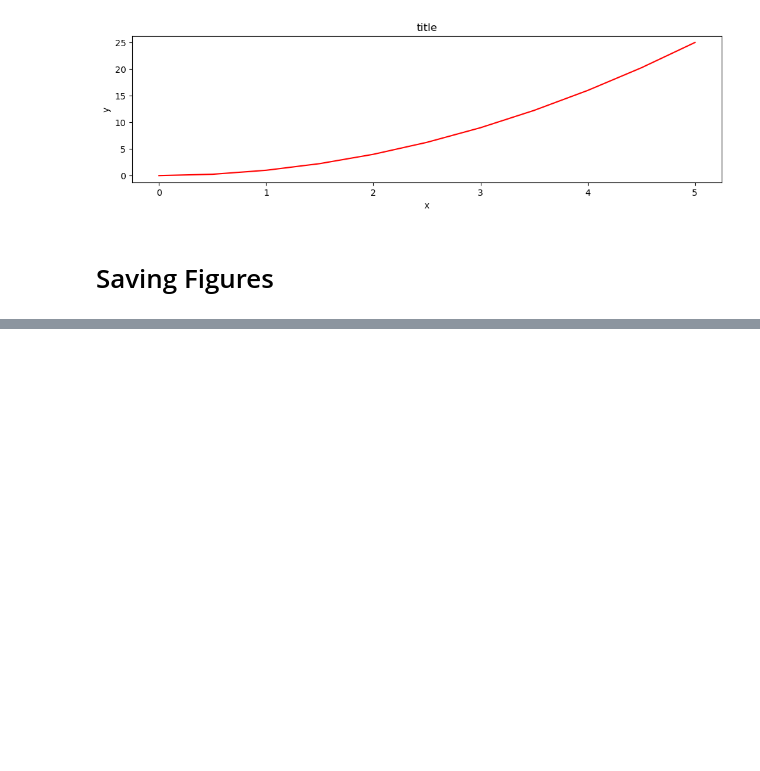
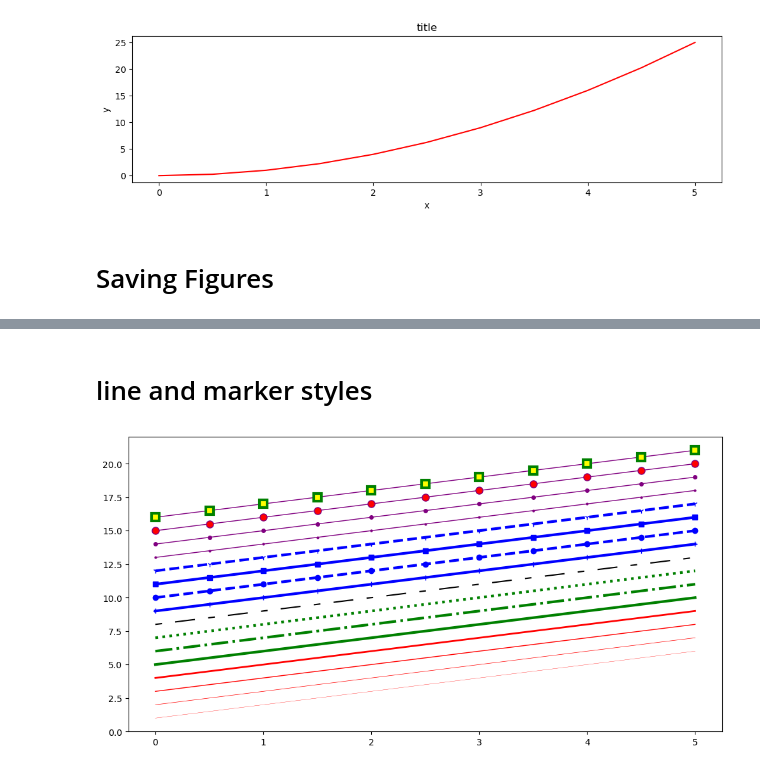
Before and after one commit to ridelsam/DataScience-ML, a Jupyter notebook: 03Matplotlib/matplotlib-concepts.ipynb, the cells around one changed output, grey strips where cells are left out. Cells and saved outputs as stored; diff of their text form; code cells hidden in the pictures; blank space fills up the shorter version.

```diff
--- a/03Matplotlib/matplotlib-concepts.ipynb
+++ b/03Matplotlib/matplotlib-concepts.ipynb
@@ -99,0 +137,33 @@ fig.savefig("filename.png", dpi=200)
+# %% [markdown]
+# line and marker styles
+# %%
+fig, ax = plt.subplots(figsize=(12,6))
+
+ax.plot(x, x+1, color="red", linewidth=0.25)
+ax.plot(x, x+2, color="red", linewidth=0.50)
+ax.plot(x, x+3, color="red", linewidth=1.00)
+ax.plot(x, x+4, color="red", linewidth=2.00)
+
+# possible linestype options ‘-‘, ‘–’, ‘-.’, ‘:’, ‘steps’
+ax.plot(x, x+5, color="green", lw=3, linestyle='-')
+ax.plot(x, x+6, color="green", lw=3, ls='-.')
+ax.plot(x, x+7, color="green", lw=3, ls=':')
+
+# custom dash
+line, = ax.plot(x, x+8, color="black", lw=1.50)
+line.set_dashes([5, 10, 15, 10]) # format: line length, space length, ...
+
+# possible marker symbols: marker = '+', 'o', '*', 's', ',', '.', '1', '2', '3', '4', ...
+ax.plot(x, x+ 9, color="blue", lw=3, ls='-', marker='+')
+ax.plot(x, x+10, color="blue", lw=3, ls='--', marker='o')
+ax.plot(x, x+11, color="blue", lw=3, ls='-', marker='s')
+ax.plot(x, x+12, color="blue", lw=3, ls='--', marker='1')
+
+# marker size and color
+ax.plot(x, x+13, color="purple", lw=1, ls='-', marker='o', markersize=2)
+ax.plot(x, x+14, color="purple", lw=1, ls='-', marker='o', markersize=4)
+ax.plot(x, x+15, color="purple", lw=1, ls='-', marker='o', markersize=8, markerfacecolor="red")
+ax.plot(x, x+16, color="purple", lw=1, ls='-', marker='s', markersize=8,
+        markerfacecolor="yellow", markeredgewidth=3, markeredgecolor="green");
+# %% [output]
+[figure, added]
```
Also changed, not shown: parts of 10 cells of this notebook.
